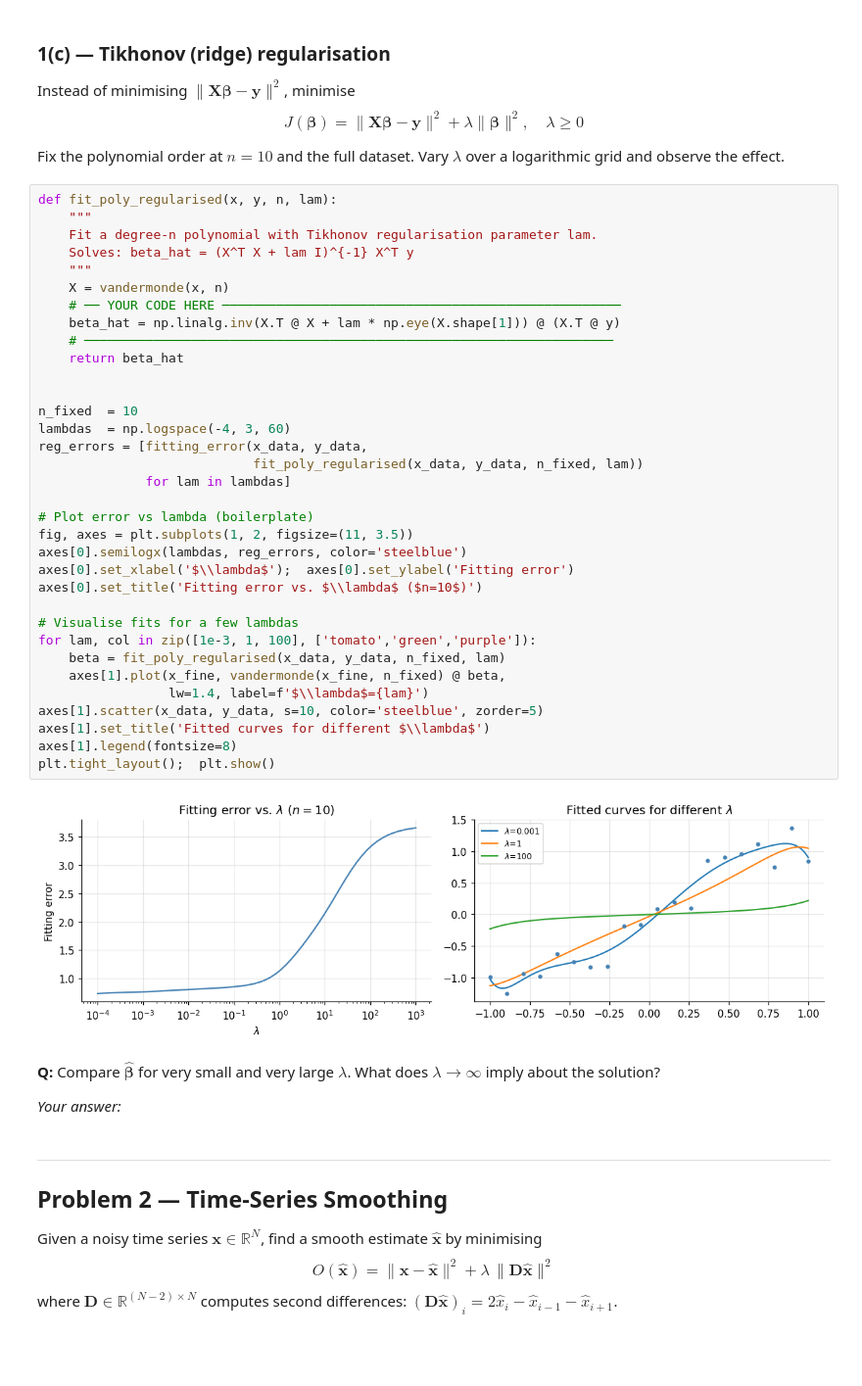
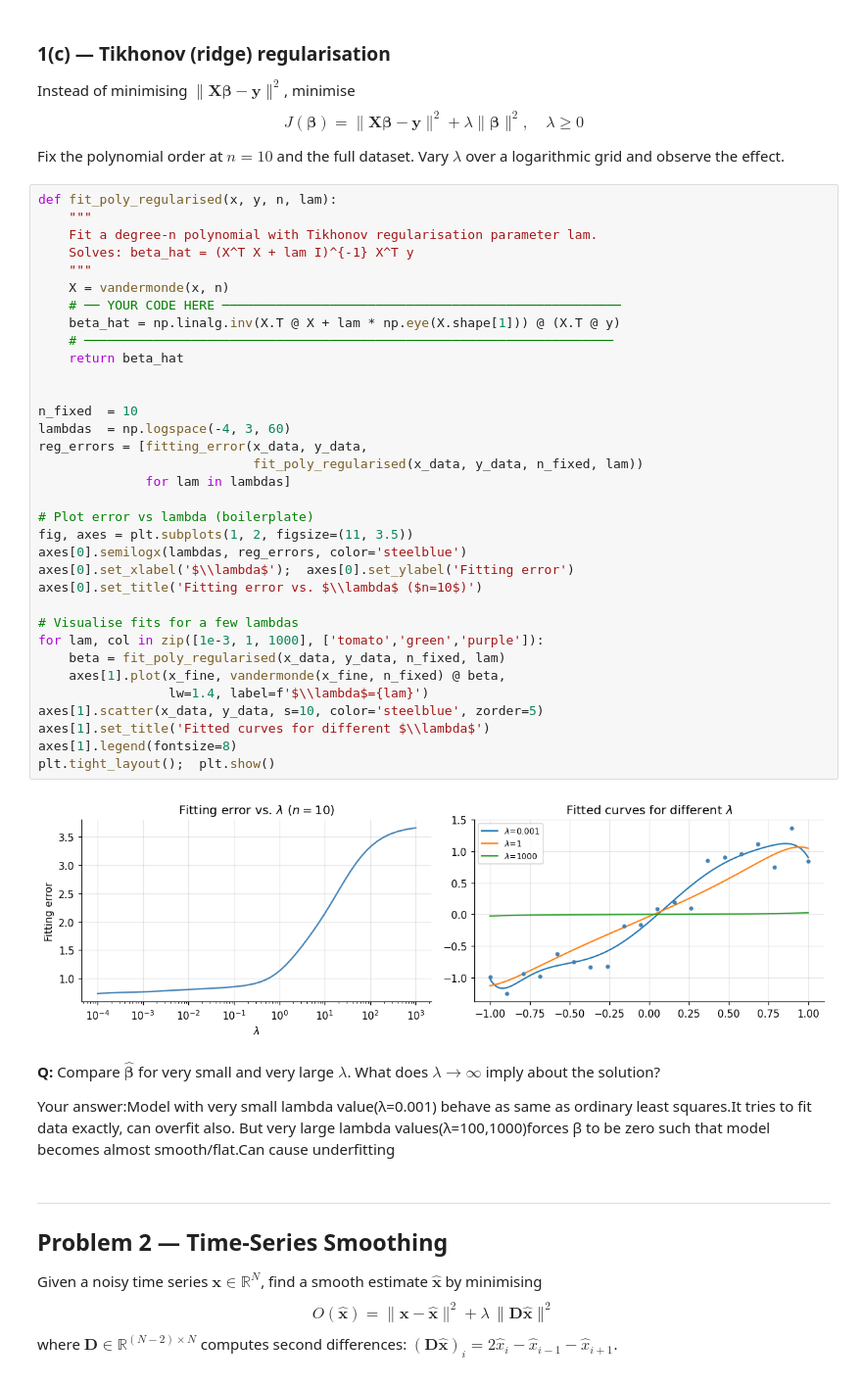
Before and after one commit to RenuBharathi/Python-, a Jupyter notebook: assignments/leastsq/04-lls-01.ipynb, the cells around one changed output. Shown at 98% size. Cells and saved outputs as stored; diff of their text form; blank space fills up the shorter version.

```diff
--- a/assignments/leastsq/04-lls-01.ipynb
+++ b/assignments/leastsq/04-lls-01.ipynb
@@ -213,40 +217,40 @@ def fit_poly_regularised(x, y, n, lam):
     Solves: beta_hat = (X^T X + lam I)^{-1} X^T y
     """
     X = vandermonde(x, n)
     # ── YOUR CODE HERE ────────────────────────────────────────────────────
     beta_hat = np.linalg.inv(X.T @ X + lam * np.eye(X.shape[1])) @ (X.T @ y)
     # ─────────────────────────────────────────────────────────────────────
     return beta_hat
 
 
 n_fixed  = 10
 lambdas  = np.logspace(-4, 3, 60)
 reg_errors = [fitting_error(x_data, y_data,
                             fit_poly_regularised(x_data, y_data, n_fixed, lam))
               for lam in lambdas]
 
 # Plot error vs lambda (boilerplate)
 fig, axes = plt.subplots(1, 2, figsize=(11, 3.5))
 axes[0].semilogx(lambdas, reg_errors, color='steelblue')
 axes[0].set_xlabel('$\\lambda$');  axes[0].set_ylabel('Fitting error')
 axes[0].set_title('Fitting error vs. $\\lambda$ ($n=10$)')
 
 # Visualise fits for a few lambdas
-for lam, col in zip([1e-3, 1, 100], ['tomato','green','purple']):
+for lam, col in zip([1e-3, 1, 1000], ['tomato','green','purple']):
     beta = fit_poly_regularised(x_data, y_data, n_fixed, lam)
     axes[1].plot(x_fine, vandermonde(x_fine, n_fixed) @ beta,
                  lw=1.4, label=f'$\\lambda$={lam}')
 axes[1].scatter(x_data, y_data, s=10, color='steelblue', zorder=5)
 axes[1].set_title('Fitted curves for different $\\lambda$')
 axes[1].legend(fontsize=8)
 plt.tight_layout();  plt.show()
 # %% [output]
-[figure, old version]
+[figure, new version]
 # %% [markdown]
 **Q:** Compare $\hat{\boldsymbol{\beta}}$ for very small and very large $\lambda$.
 What does $\lambda \to \infty$ imply about the solution?
 
-*Your answer:*
+Your answer:Model with very small lambda value(λ=0.001) behave as same as ordinary least squares.It tries to fit data exactly, can overfit also. But very large lambda values(λ=100,1000)forces β to be zero such that model becomes almost smooth/flat.Can cause underfitting
 # %% [markdown]
 ---
 ## Problem 2 — Time-Series Smoothing
```
Also changed, not shown: parts of 11 cells of this notebook.
